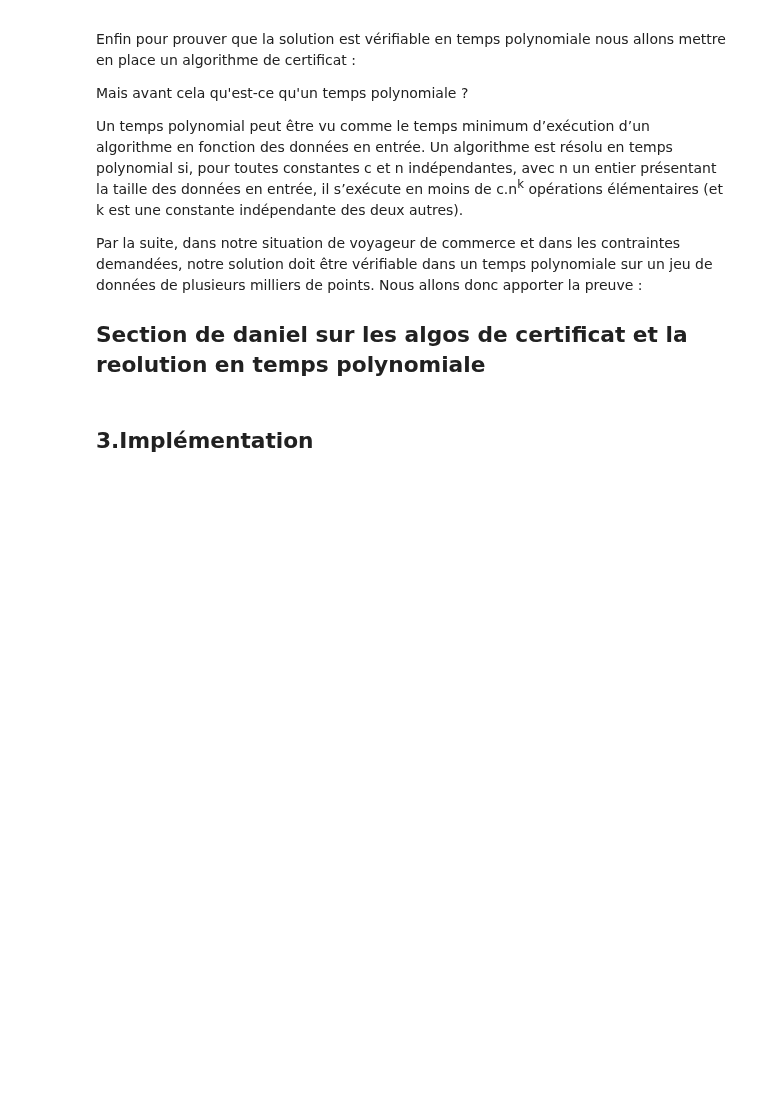
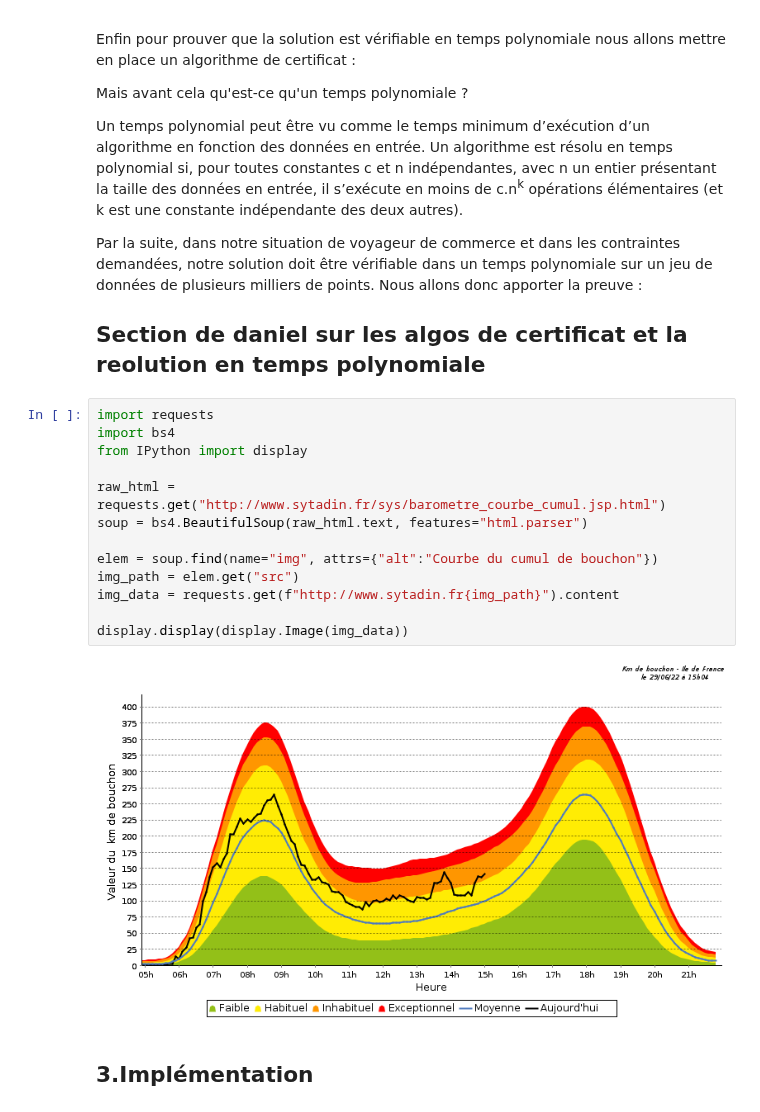
Before and after one commit to SnipeDragons/Algo-Livrable-1, a Jupyter notebook: Livrable_final.ipynb, the cells around one changed output. Drawn from its saved outputs; the diff is of its cells as text; blank space fills up the shorter version.

```diff
--- a/Livrable_final.ipynb
+++ b/Livrable_final.ipynb
@@ -64,4 +63,19 @@ Par la suite, dans notre situation de voyageur de commerce et dans les contraint
 ## Section de daniel sur les algos de certificat et la reolution en temps polynomiale
+# %%
+import requests
+import bs4
+from IPython import display
+
+raw_html = requests.get("http://www.sytadin.fr/sys/barometre_courbe_cumul.jsp.html")
+soup = bs4.BeautifulSoup(raw_html.text, features="html.parser")
+
+elem = soup.find(name="img", attrs={"alt":"Courbe du cumul de bouchon"})
+img_path = elem.get("src")
+img_data = requests.get(f"http://www.sytadin.fr{img_path}").content
+
+display.display(display.Image(img_data))
+# %% [output]
+[figure, added]
 # %% [markdown]
 ## 3.Implémentation
 # %% [markdown]
```
